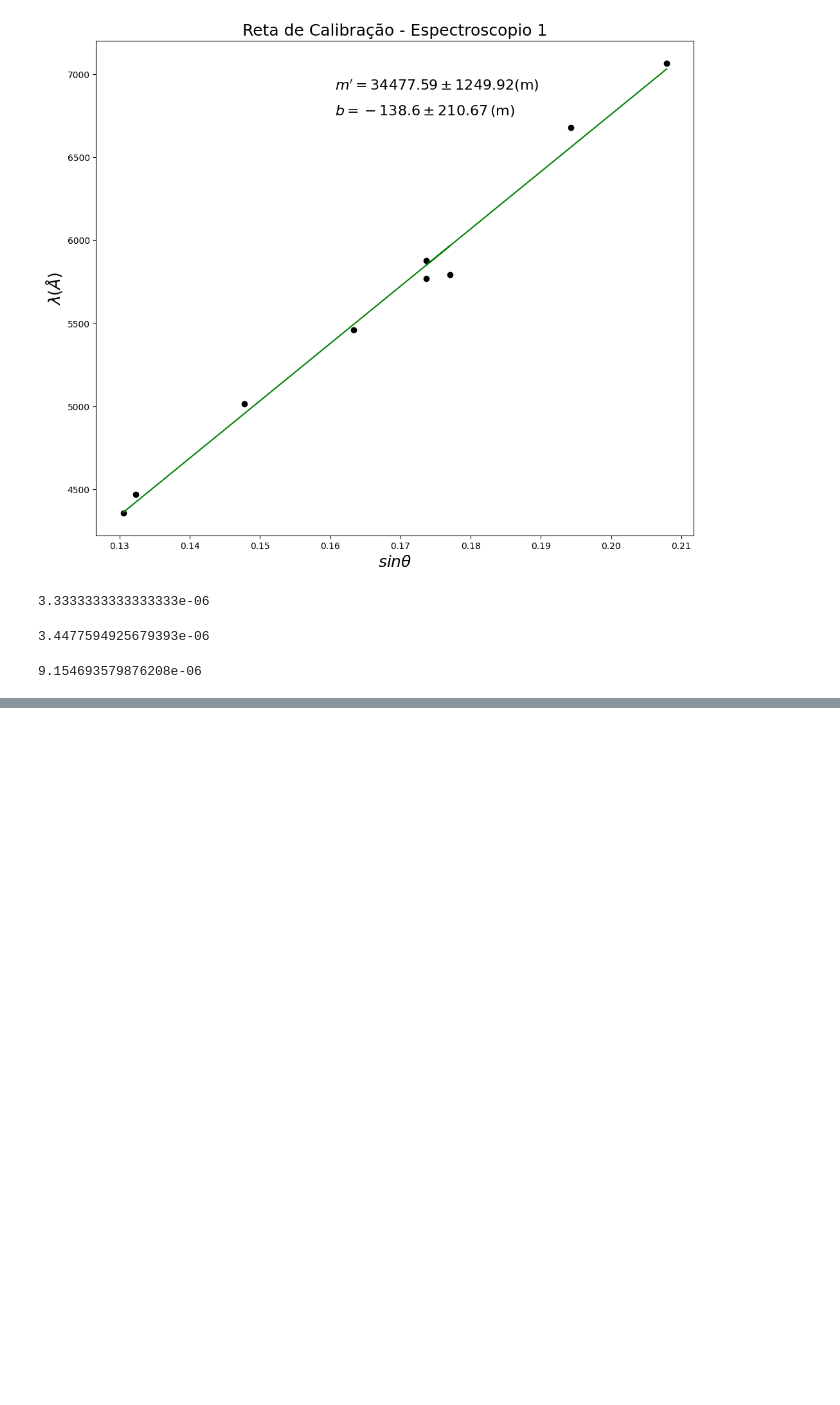
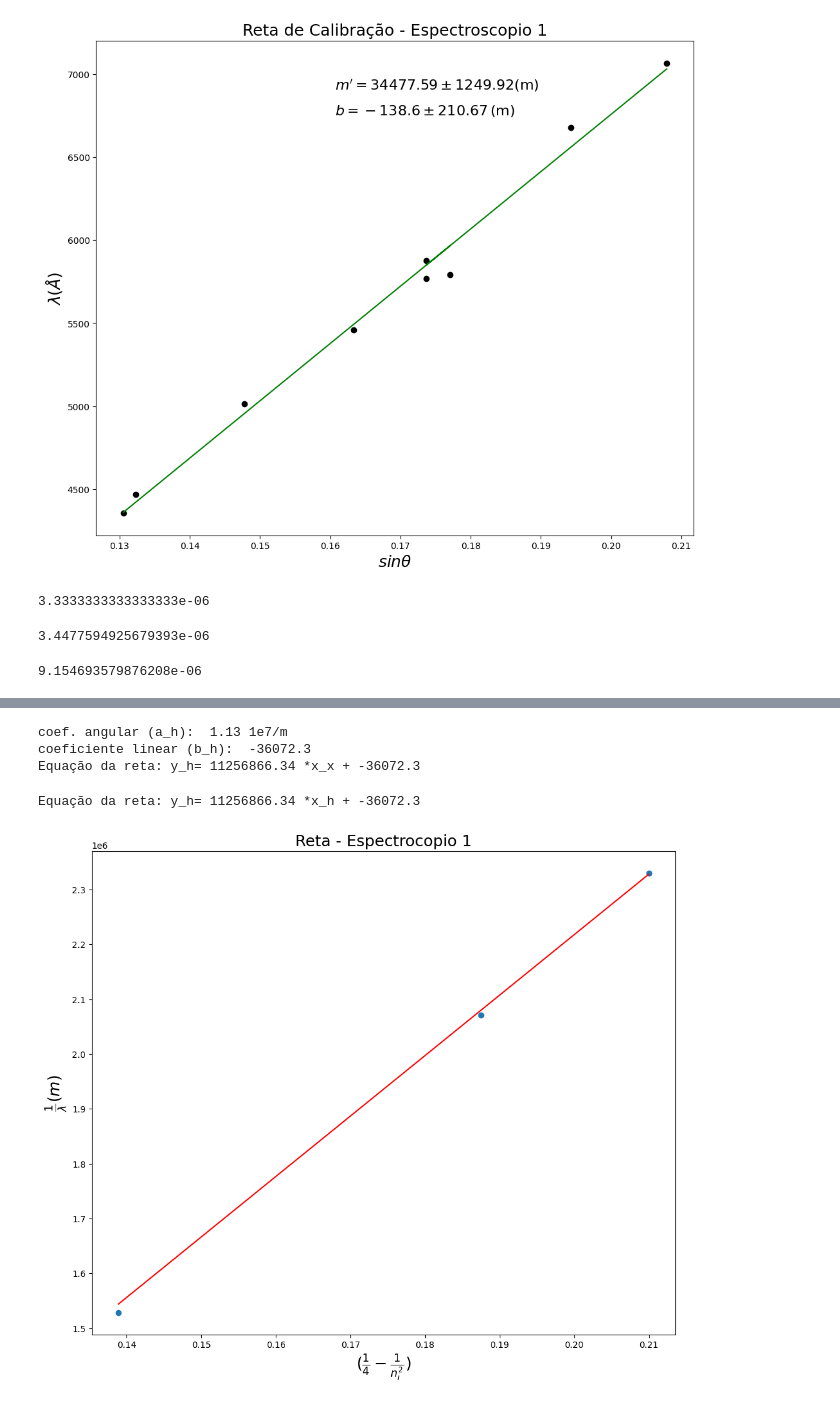
Before and after one commit to elizamelo/LabFis04, a Jupyter notebook: Turma08/LabFis4Espectroscopia_Turma8_g1_2023_2.ipynb, the cells around one changed output, grey strips where cells are left out. Cells and saved outputs as stored; diff of their text form; code cells hidden in the pictures; blank space fills up the shorter version.

```diff
--- a/Turma08/LabFis4Espectroscopia_Turma8_g1_2023_2.ipynb
+++ b/Turma08/LabFis4Espectroscopia_Turma8_g1_2023_2.ipynb
@@ -172,0 +320,34 @@ D
+# %%
+x_x=np.array([x1,x2,x3]) # sen(theta)
+y_y=np.array([y_1,y_2,y_3] )# Comprimento de onda (Angtrom)
+# %%
+xxbar = np.mean(x_x) # cálculo da média de x_h
+yybar = np.mean(y_y)  # cálculo da média de y_h
+
+
+a_r = np.sum(x_h*(y_y-yybar))/np.sum(x_x*(x_x-xxbar)) #coef. angular estimado
+b_r = yybar - a_r*xxbar #coeficiente linear estimado
+
+
+yrest = a_r*x_x + b_r # função estimada
+
+Rr_squared = np.sum((yrest-yybar)**2)/np.sum((y_y-yybar)**2) #coef. de determinação
+print("coef. angular (a_h): ", np.round(a_r*1e-7,2),"1e7/m")
+print("coeficiente linear (b_h): ", np.round(b_r,2))
+print("Equação da reta: y_h=",np.round(a_r,2),"*x_x +", np.round(b_r,2))
+# %% [output]
+coef. angular (a_h):  1.13 1e7/m
+coeficiente linear (b_h):  -36072.3
+Equação da reta: y_h= 11256866.34 *x_x + -36072.3
+# %%
+print("Equação da reta: y_h=",np.round(a_r,2),"*x_h +", np.round(b_r,2))
+plt.figure(figsize=(12,10))
+plt.plot(x_x, yhest, 'r', label = "fitted curve")
+plt.scatter(x_x, y_y, label = "data")
+plt.xlabel(r'$(\frac{1}{4}-\frac{1}{n_{i}^{2}})$',fontsize=18 )
+plt.ylabel(r'$\frac{1}{\lambda}(m)$',fontsize=18  )
+plt.title('Reta - Espectrocopio 1',fontsize=18 )
+plt.show()
+# %% [output]
+Equação da reta: y_h= 11256866.34 *x_h + -36072.3
+[figure, added]
```
Also changed, not shown: parts of 19 cells of this notebook.
